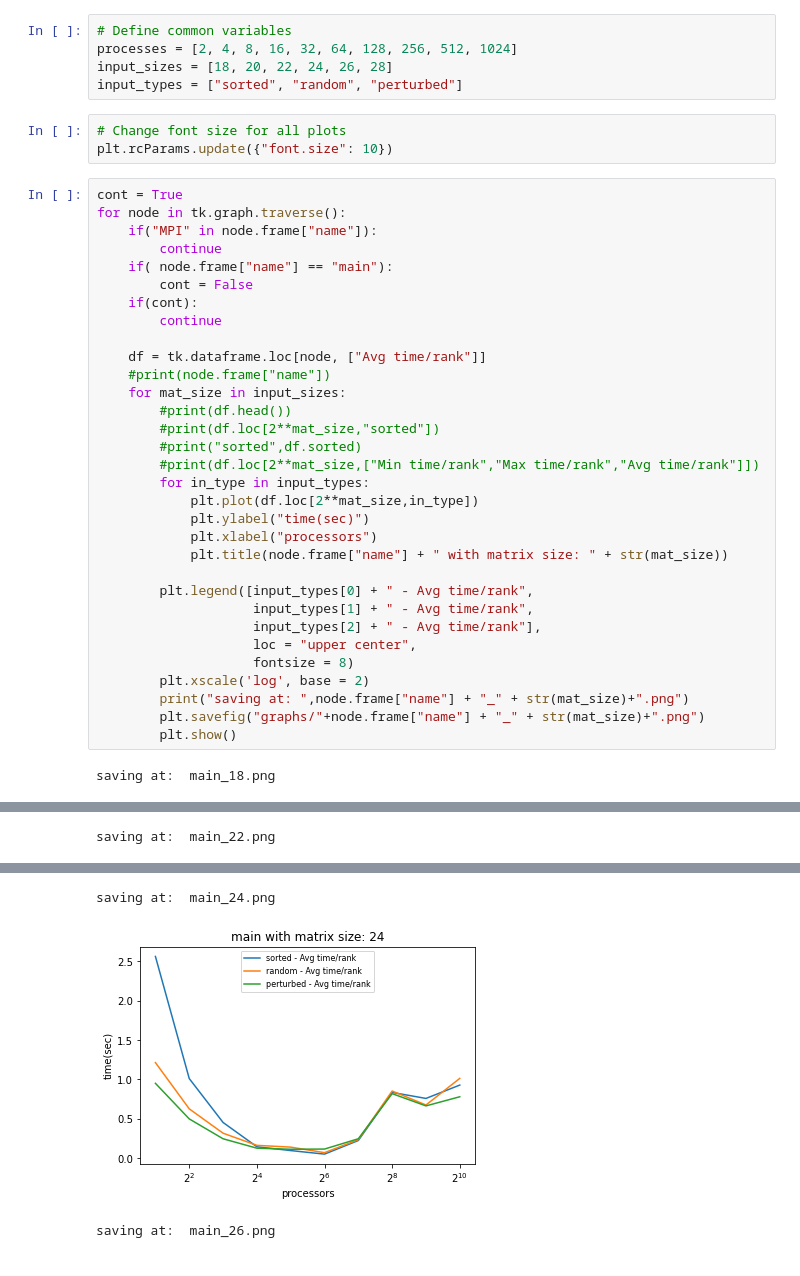
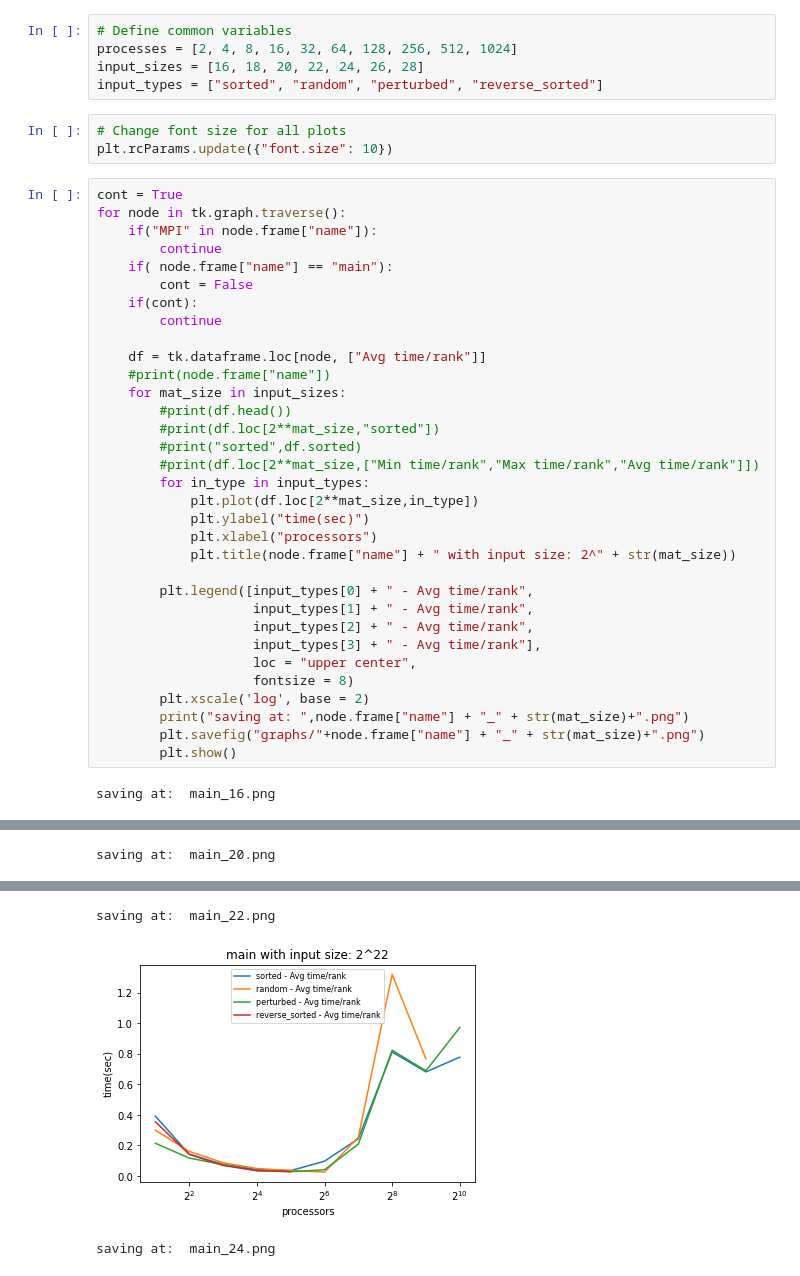
Before and after one commit to rsingh032503/Project_2024, a Jupyter notebook: radix_sort/radix_sort_analysis.ipynb, the cells around one changed output, grey strips where cells are left out. Drawn from its saved outputs; the diff is of its cells as text.

Commit message:
added Jupyter notebook for graph generation

```diff
--- a/radix_sort/radix_sort_analysis.ipynb
+++ b/radix_sort/radix_sort_analysis.ipynb
@@ -104,8 +104,8 @@ tk.dataframe.head()
 # %%
 # Define common variables
 processes = [2, 4, 8, 16, 32, 64, 128, 256, 512, 1024]
-input_sizes = [18, 20, 22, 24, 26, 28]
-input_types = ["sorted", "random", "perturbed"]
+input_sizes = [16, 18, 20, 22, 24, 26, 28]
+input_types = ["sorted", "random", "perturbed", "reverse_sorted"]
 # %%
 # Change font size for all plots
 plt.rcParams.update({"font.size": 10})
@@ -130,11 +130,12 @@ for node in tk.graph.traverse():
             plt.plot(df.loc[2**mat_size,in_type])
             plt.ylabel("time(sec)")
             plt.xlabel("processors")
-            plt.title(node.frame["name"] + " with matrix size: " + str(mat_size))
+            plt.title(node.frame["name"] + " with input size: 2^" + str(mat_size))
 
         plt.legend([input_types[0] + " - Avg time/rank",
                     input_types[1] + " - Avg time/rank",
-                    input_types[2] + " - Avg time/rank"],
+                    input_types[2] + " - Avg time/rank",
+                    input_types[3] + " - Avg time/rank"],
                     loc = "upper center",
                     fontsize = 8)
         plt.xscale('log', base = 2)
@@ -142,4 +143,4 @@ for node in tk.graph.traverse():
         plt.savefig("graphs/"+node.frame["name"] + "_" + str(mat_size)+".png")
         plt.show()
 # %% [output]
-saving at:  main_18.png
+saving at:  main_16.png
@@ -149 +150 @@ saving at:  main_20.png
-saving at:  main_22.png
+saving at:  main_20.png
@@ -151,3 +152,3 @@ saving at:  main_22.png
-saving at:  main_24.png
+saving at:  main_22.png
-[figure, old version]
+[figure, new version]
-saving at:  main_26.png
+saving at:  main_24.png
```
Also changed, not shown: parts of 2 cells of this notebook.
